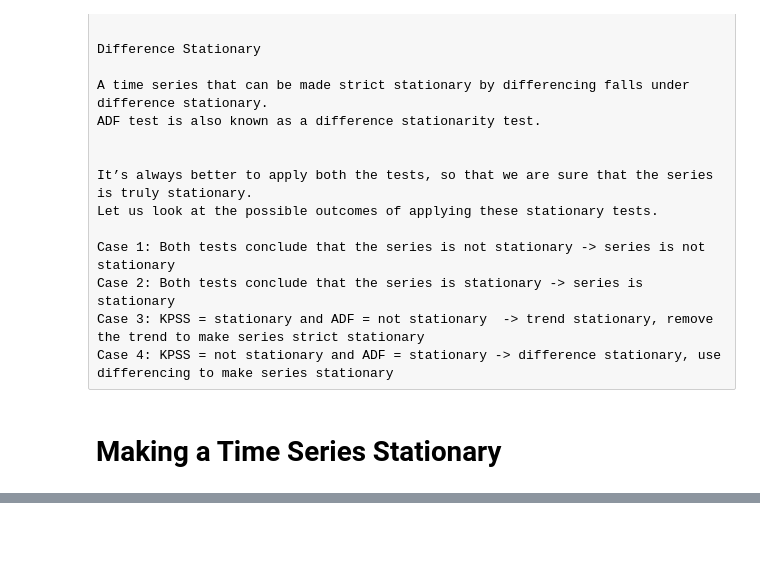
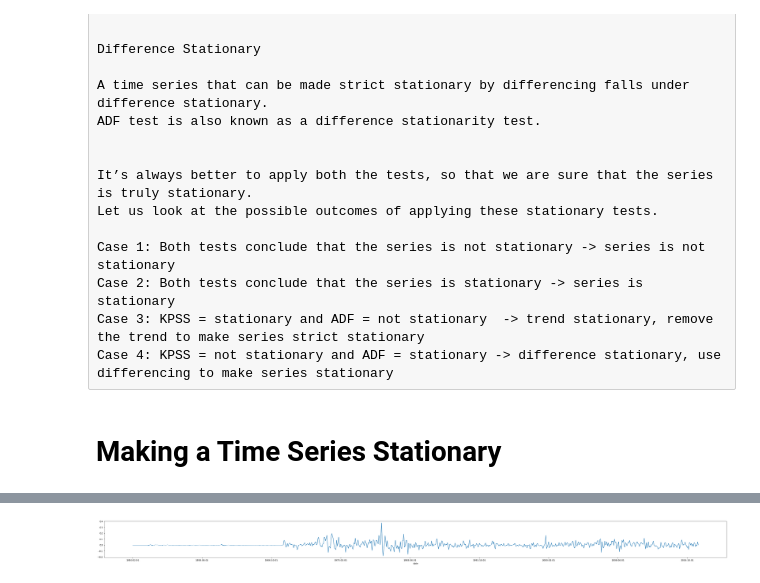
Before and after one commit to muhammad-ahsan/openDS, a Jupyter notebook: Timeseries/Classical Methods.ipynb, the cells around one changed output, grey strips where cells are left out. Cells and saved outputs as stored; diff of their text form; code cells hidden in the pictures; blank space fills up the shorter version.

```diff
--- a/Timeseries/Classical Methods.ipynb
+++ b/Timeseries/Classical Methods.ipynb
@@ -165,0 +242,13 @@ Case 4: KPSS = not stationary and ADF = stationary -> difference stationary, use
+# %%
+# Transformations are used to stabilize the non-constant variance of a series.
+# Common transformation methods include power transform, square root, and log transform.
+
+import numpy as np
+
+df['price_log'] = np.log(df['price'])
+df['price_log_diff'] = df['price_log'] - df['price_log'].shift(1)
+df['price_log_diff'].dropna().plot()
+
+plt.show()
+# %% [output]
+[figure, added]
```
Also changed, not shown: parts of 20 cells of this notebook.
